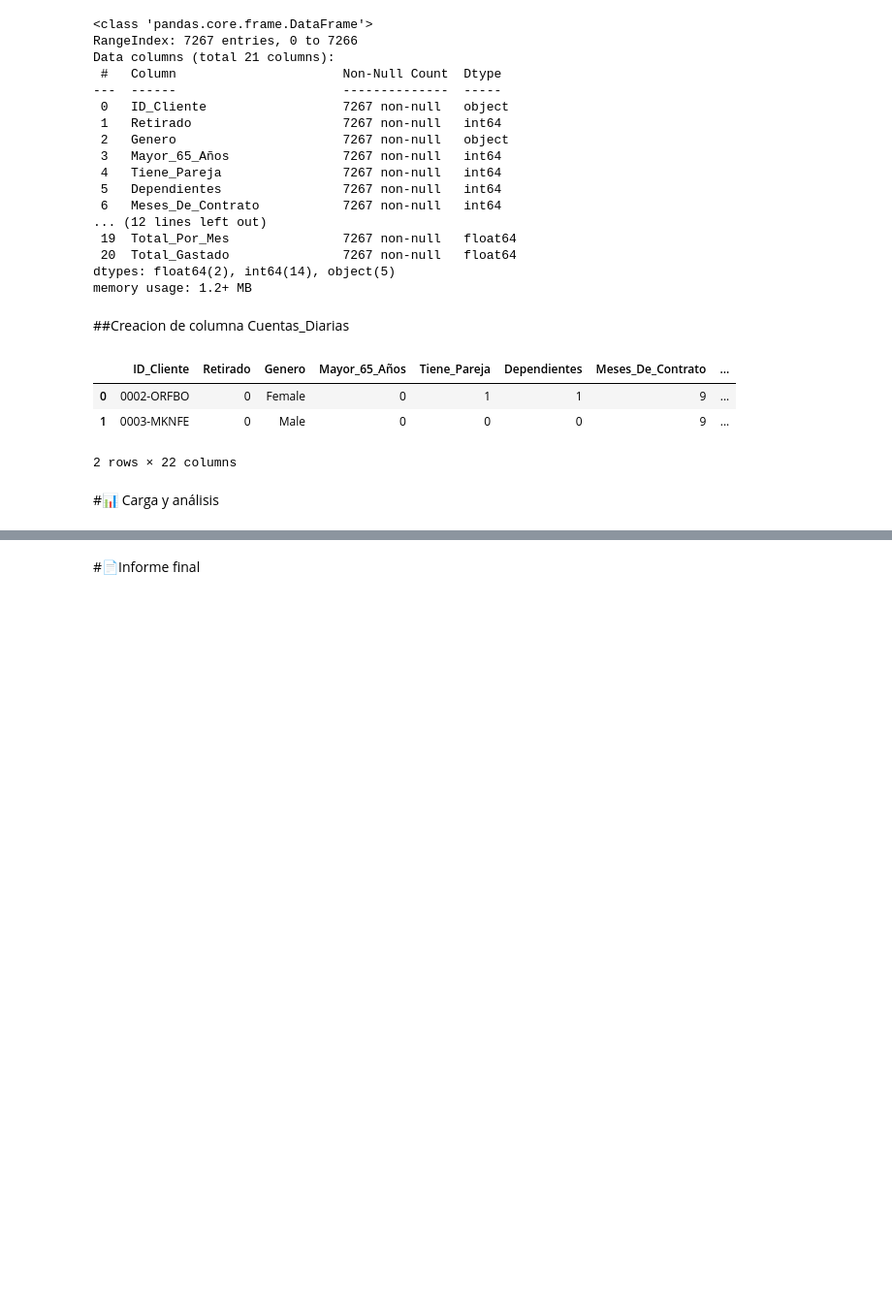
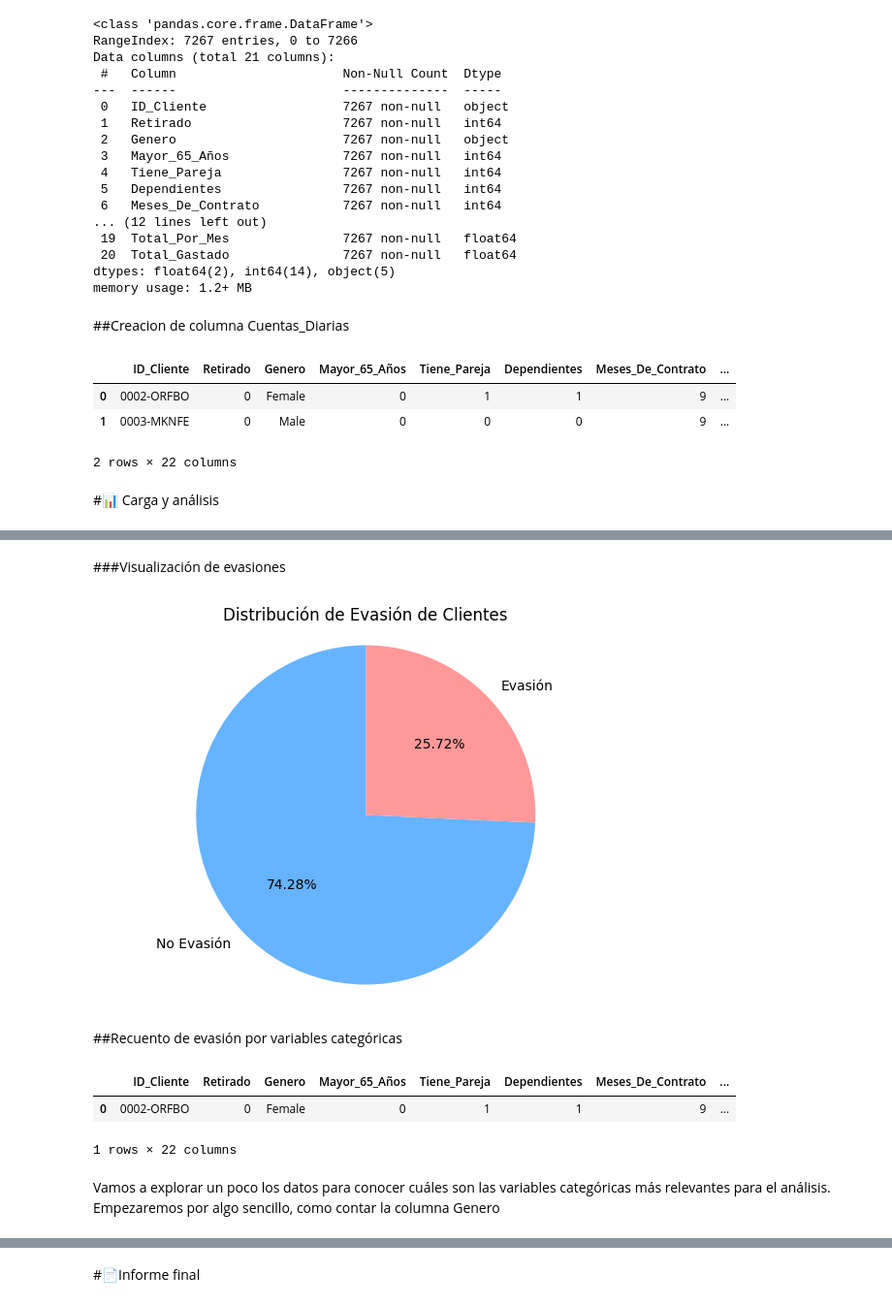
Before and after one commit to Viera1624/TelecomX_LATAM, a Jupyter notebook: telecomx_latam.ipynb, the cells around one changed output, grey strips where cells are left out. Shown at 97% size. Cells and saved outputs as stored; diff of their text form; code cells hidden in the pictures; blank space fills up the shorter version.

Commit message:
Evasión por categorías

```diff
--- a/telecomx_latam.ipynb
+++ b/telecomx_latam.ipynb
@@ -267,0 +284,3 @@ datos_clientes_norm.head(2)
+# %%
+evasion = datos_clientes_norm['Retirado'].value_counts()
+evasion
@@ -267,0 +293,2 @@ datos_clientes_norm.head(2)
+# %% [markdown]
+###Visualización de evasiones
@@ -267,0 +297,24 @@ datos_clientes_norm.head(2)
+# %%
+fig, ax = plt.subplots(figsize=(7,5))
+
+etiquetas = ['No Evasión', 'Evasión']
+#tamaños = [evasion[0], evasion[1]]  Esta opcion devuelve los conteos de los indices del pandas Series
+colores = ['#66b3ff','#ff9999']
+
+ax.pie(evasion.values, labels=etiquetas, autopct='%1.2f%%', startangle=90, colors=colores)
+ax.axis('equal') # Una relación de aspecto equal asegura que el gráfico se dibujecomo un circulo
+
+plt.title('Distribución de Evasión de Clientes')
+plt.show()
+# %% [output]
+[figure, added]
+# %% [markdown]
+##Recuento de evasión por variables categóricas
+# %%
+datos_clientes_norm.head(1)
+# %% [output]
+|  | ID_Cliente | Retirado | Genero | Mayor_65_Años | Tiene_Pareja | Dependientes | Meses_De_Contrato | ... |
+| 0 | 0002-ORFBO | 0 | Female | 0 | 1 | 1 | 9 | ... |
+1 rows × 22 columns
+# %% [markdown]
+Vamos a explorar un poco los datos para conocer cuáles son las variables categóricas más relevantes para el análisis. Empezaremos por algo sencillo, como contar la columna Genero
```
Also changed, not shown: parts of 21 cells of this notebook.
